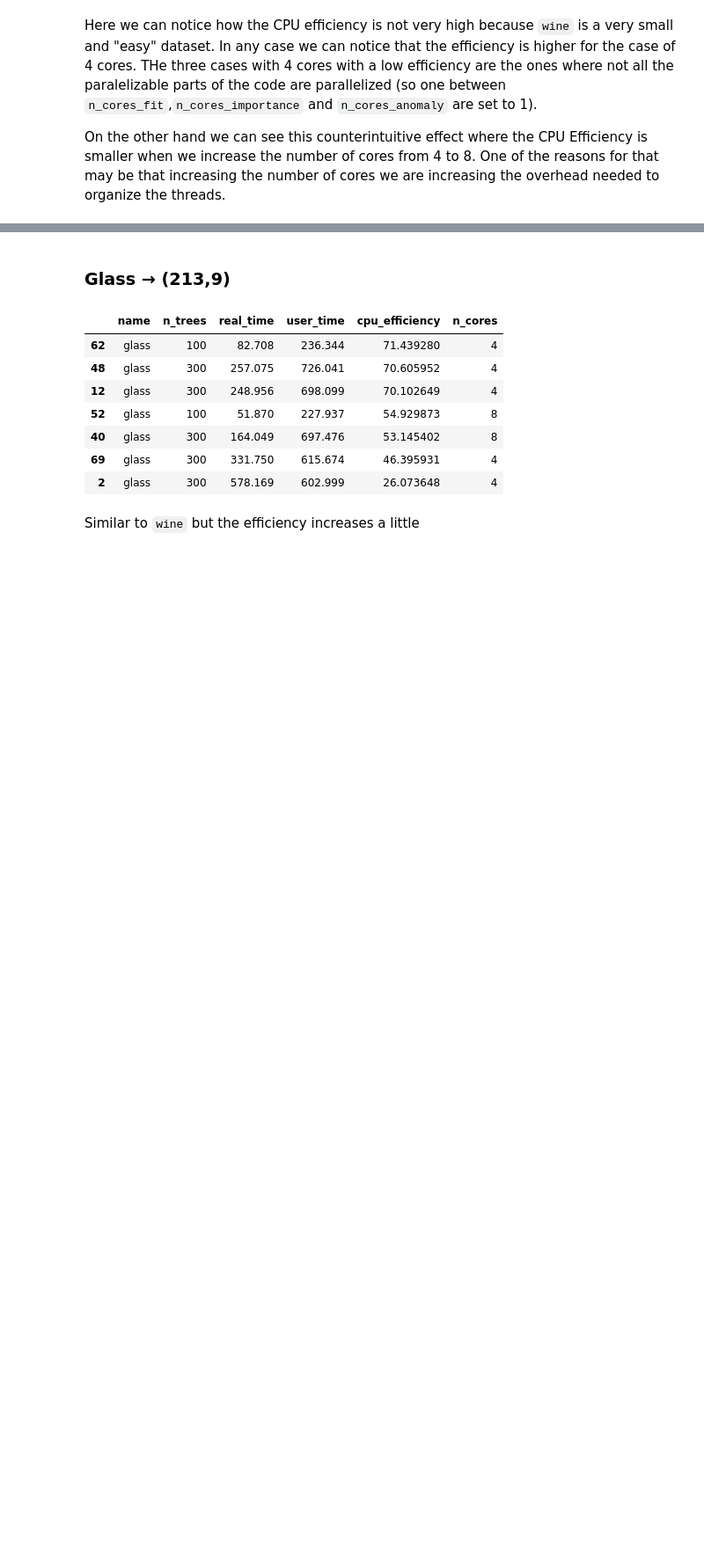
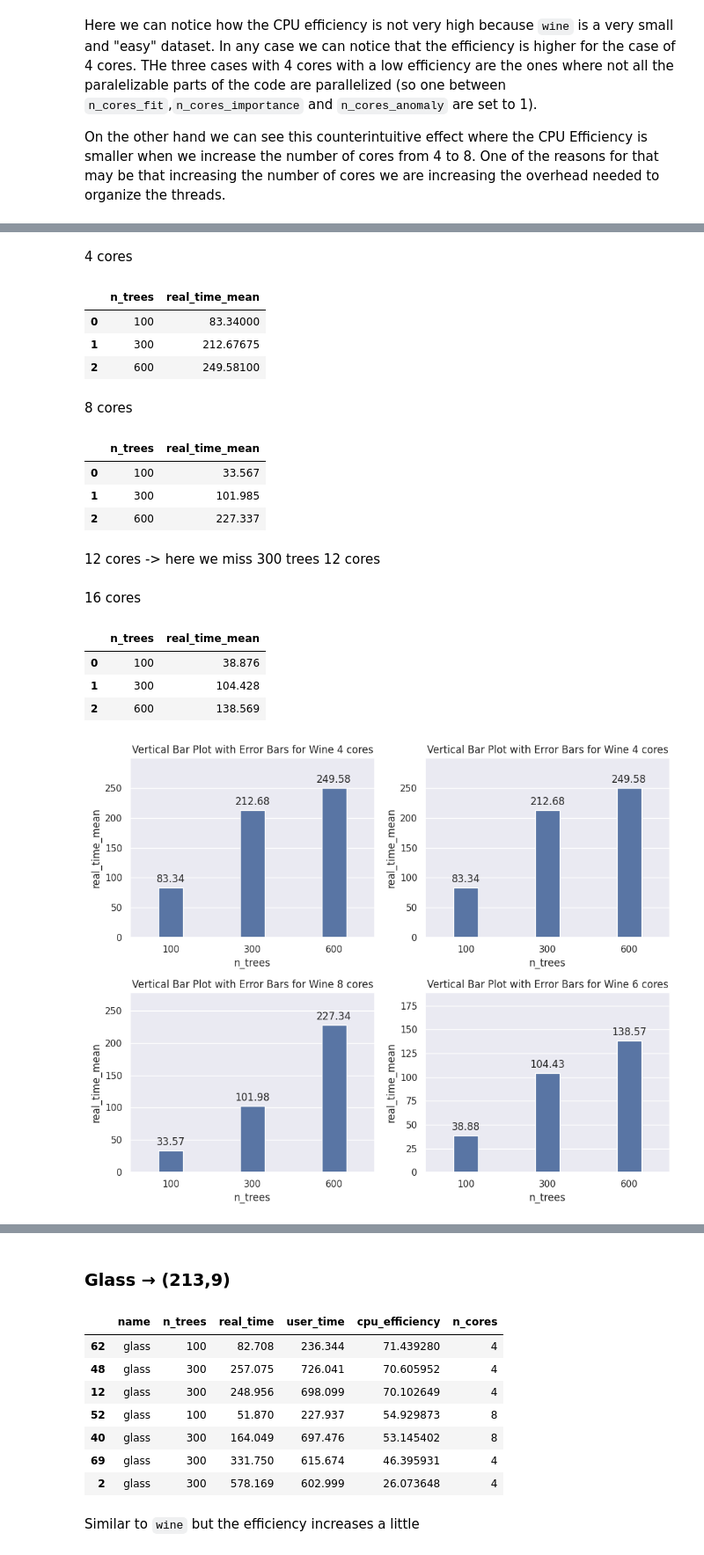
Before and after one commit to francesco-borsatti-unipd/ExIFFI, a Jupyter notebook: notebooks/Test_Parallel.ipynb, the cells around one changed output, grey strips where cells are left out. Shown at 88% size. Saved outputs shown, nothing was run; the diff lists cells and outputs as text; code cells hidden in the pictures; blank space fills up the shorter version.

Commit message:
Insert some plots

```diff
--- a/notebooks/Test_Parallel.ipynb
+++ b/notebooks/Test_Parallel.ipynb
@@ -703,0 +813,34 @@ On the other hand we can see this counterintuitive effect where the CPU Efficien
+# %% [markdown]
+4 cores
+# %%
+df_100=df.groupby(['n_trees','n_cores']).get_group((100,4))
+df_300=df.groupby(['n_trees','n_cores']).get_group((300,4))
+df_600=df.groupby(['n_trees','n_cores']).get_group((600,4))
+df_plot_4=pd.DataFrame({
+    'n_trees': [100,300,600],
+    'real_time_mean':[np.mean(df_100['real_time']),np.mean(df_300['real_time']),np.mean(df_600['real_time'])]
+})
+df_plot_4
+# %% [output]
+|  | n_trees | real_time_mean |
+| 0 | 100 | 83.34000 |
+| 1 | 300 | 212.67675 |
+| 2 | 600 | 249.58100 |
+# %% [markdown]
+8 cores
+# %%
+df_100=df.groupby(['n_trees','n_cores']).get_group((100,8))
+df_300=df.groupby(['n_trees','n_cores']).get_group((300,8))
+df_600=df.groupby(['n_trees','n_cores']).get_group((600,8))
+df_plot_8=pd.DataFrame({
+    'n_trees': [100,300,600],
+    'real_time_mean':[np.mean(df_100['real_time']),np.mean(df_300['real_time']),np.mean(df_600['real_time'])]
+})
+df_plot_8
+# %% [output]
+|  | n_trees | real_time_mean |
+| 0 | 100 | 33.567 |
+| 1 | 300 | 101.985 |
+| 2 | 600 | 227.337 |
+# %% [markdown]
+12 cores -> here we miss 300 trees 12 cores
@@ -703,0 +856,28 @@ On the other hand we can see this counterintuitive effect where the CPU Efficien
+# %% [markdown]
+16 cores
+# %%
+df_100=df.groupby(['n_trees','n_cores']).get_group((100,16))
+df_300=df.groupby(['n_trees','n_cores']).get_group((300,16))
+df_600=df.groupby(['n_trees','n_cores']).get_group((600,16))
+df_plot_16=pd.DataFrame({
+    'n_trees': [100,300,600],
+    'real_time_mean':[np.mean(df_100['real_time']),np.mean(df_300['real_time']),np.mean(df_600['real_time'])]
+})
+df_plot_16
+# %% [output]
+|  | n_trees | real_time_mean |
+| 0 | 100 | 38.876 |
+| 1 | 300 | 104.428 |
+| 2 | 600 | 138.569 |
+# %%
+fig, axes = plt.subplots(2, 2, figsize=(10, 8))
+dfs = [df_plot_4, df_plot_4, df_plot_8, df_plot_16]
+names = ['Wine 4 cores','Wine 4 cores','Wine 8 cores','Wine 6 cores']
+
+for i, (ax, name, df) in enumerate(zip(axes.flatten(), names, dfs)):
+    barplot_subplots(ax, name, df,'n_trees','real_time_mean')
+
+plt.tight_layout()
+plt.show()
+# %% [output]
+[figure, added]
```
Also changed, not shown: parts of 18 cells of this notebook.
